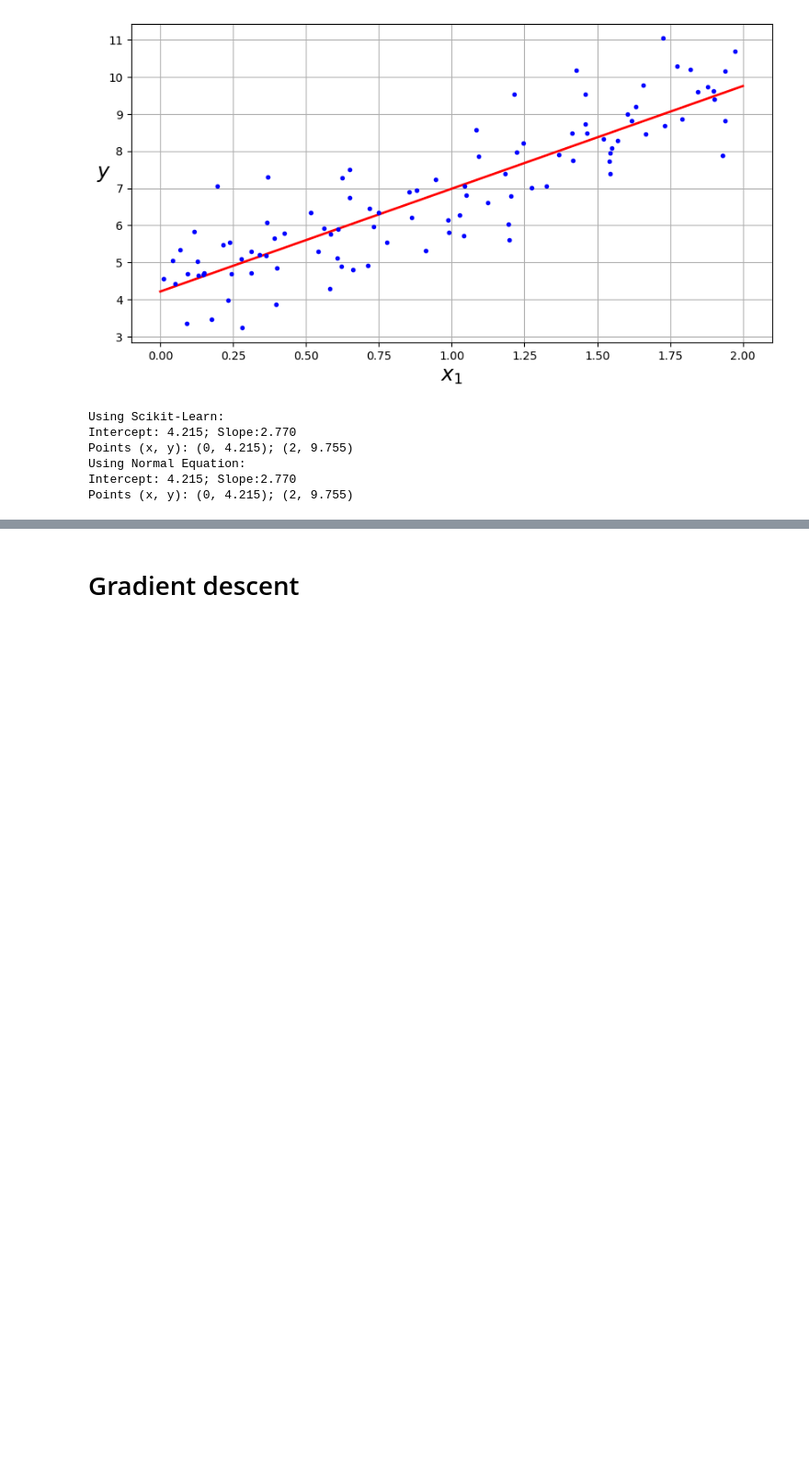
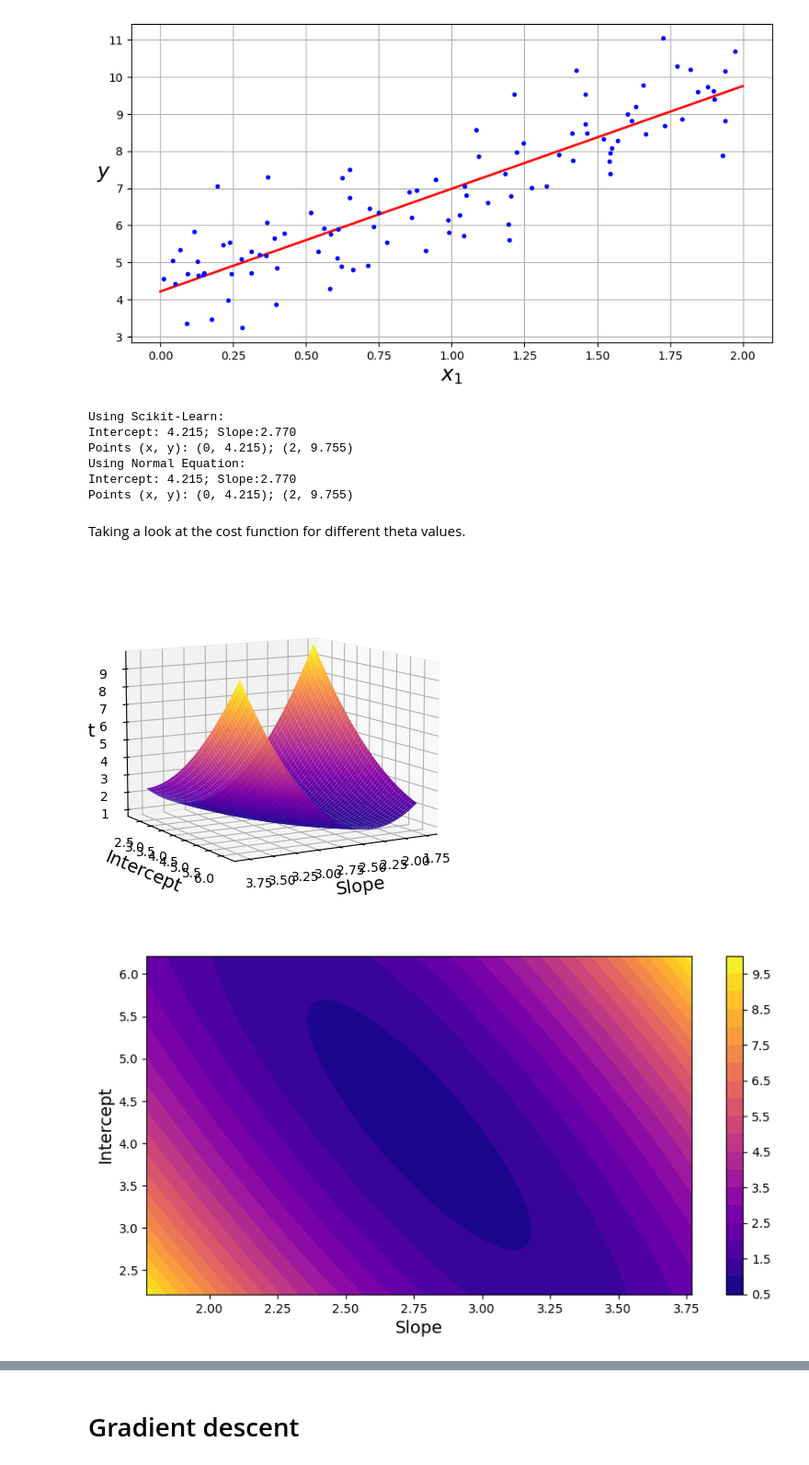
Before and after one commit to MrIsCM/Learning-Machine-Learning, a Jupyter notebook: Notebooks/04_training_linear_models.ipynb, the cells around one changed output, grey strips where cells are left out. Shown at 92% size. Cells and saved outputs as stored; diff of their text form; code cells hidden in the pictures; blank space fills up the shorter version.

Commit message:
Added some visualizations of the cost function

```diff
--- a/Notebooks/04_training_linear_models.ipynb
+++ b/Notebooks/04_training_linear_models.ipynb
@@ -84,3 +84,25 @@ Points (x, y): (0, 4.215); (2, 9.755)
 Using Normal Equation:
 Intercept: 4.215; Slope:2.770
 Points (x, y): (0, 4.215); (2, 9.755)
+# %% [markdown]
+Taking a look at the cost function for different theta values.
+# %%
+# Dividing theta paramters into intercept and slope
+# slope = 2.77; intercept = 4.22
+intercept, slope = theta_best[0].item(), theta_best[1].item()
+
+slopes = np.linspace(slope - 1, slope + 1, 100)
+intercepts = np.linspace(intercept - 2, intercept + 2, 100)
+
+# Compute the cost function for each combination of slope and intercept
+def linear_function(x, slope, intercept):
+	return slope * x + intercept
+
+def MSE(y, y_pred):
+	return np.mean((y - y_pred) ** 2)
+
+costs = np.zeros((100, 100))
+for i, s in enumerate(slopes):
+	for j, inter in enumerate(intercepts):
+		y_pred = linear_function(X, s, inter)
+		costs[i, j] = MSE(y, y_pred)
@@ -86,0 +115,25 @@ Points (x, y): (0, 4.215); (2, 9.755)
+# %%
+# Plot the cost function in 3D
+from mpl_toolkits.mplot3d import Axes3D
+
+fig = plt.figure(figsize=(12, 5))
+ax = fig.add_subplot(111, projection='3d')
+X, Y = np.meshgrid(slopes, intercepts)
+ax.plot_surface(X, Y, costs, cmap='plasma')
+ax.view_init(elev=10, azim=60)
+ax.set_xlabel('Slope')
+ax.set_ylabel('Intercept')
+ax.set_zlabel('Cost')
+plt.show()
+
+
+# Plot the cost function in 2D
+plt.figure(figsize=(10, 5))
+plt.contourf(X, Y, costs, levels=20, cmap='plasma')
+plt.xlabel('Slope')
+plt.ylabel('Intercept')
+plt.colorbar()
+plt.show()
+# %% [output]
+[figure, added]
+[figure, added]
```
Also changed, not shown: parts of 2 cells of this notebook.
